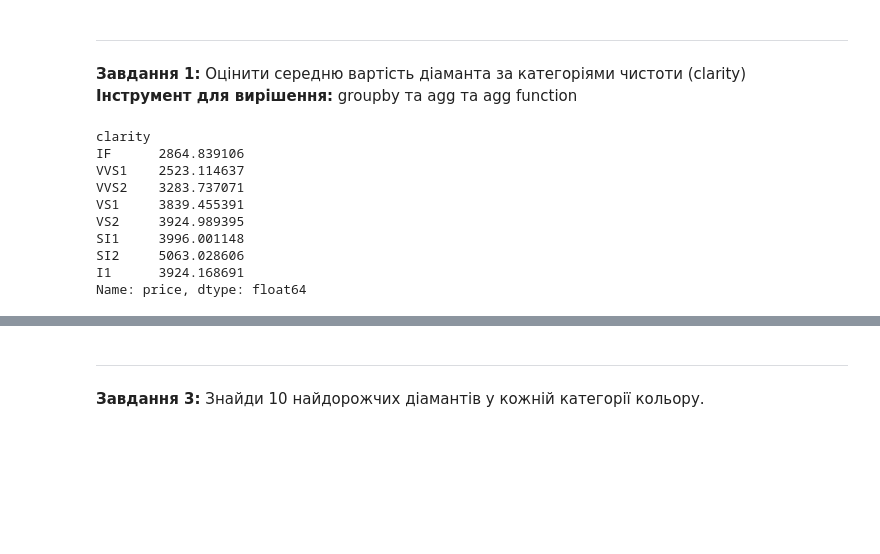
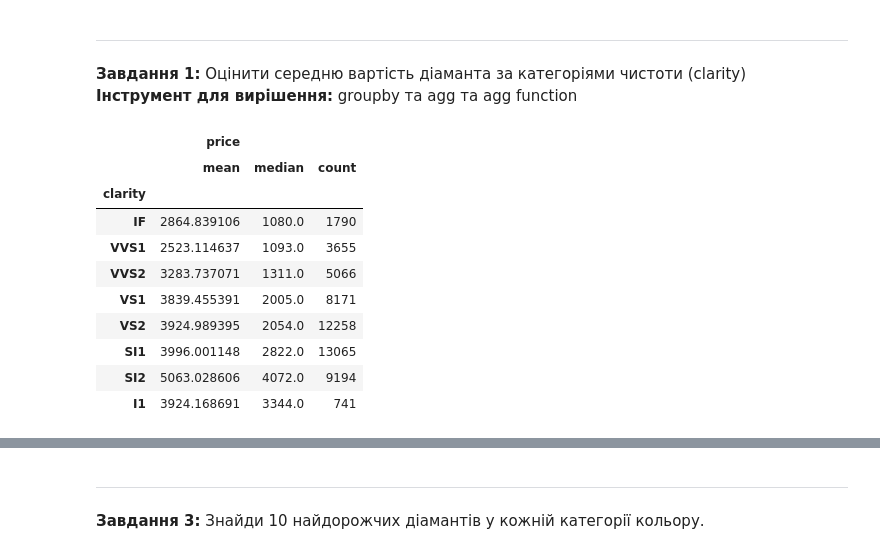
Before and after one commit to SvitlanaShustur/new_practice, a Jupyter notebook: pandas_part_1_practise_2025-11-28.ipynb, the cells around one changed output, grey strips where cells are left out. Saved outputs shown, nothing was run; the diff lists cells and outputs as text; code cells hidden in the pictures; blank space fills up the shorter version.

```diff
--- a/pandas_part_1_practise_2025-11-28.ipynb
+++ b/pandas_part_1_practise_2025-11-28.ipynb
@@ -131,18 +151,21 @@ df['carat'].nunique()
 ---
 **Завдання 1:** Оцінити середню вартість діаманта за категоріями чистоти (clarity) \
 **Інструмент для вирішення:**  groupby та agg та agg function
-# %%
-ave_price = df.groupby("clarity")['price'].agg("mean") # групуємо по категорії, ціну агрегуємо по середній
-
-ave_price
-# %% [output]
-clarity
-IF      2864.839106
-VVS1    2523.114637
-VVS2    3283.737071
-VS1     3839.455391
-VS2     3924.989395
-SI1     3996.001148
-SI2     5063.028606
-I1      3924.168691
-Name: price, dtype: float64
+# %%
+df.groupby('clarity').agg(
+    {
+        'price': ['mean', 'median', 'count']
+    }
+)
+# %% [output]
+|  | price |  |  |
+|  | mean | median | count |
+| clarity |  |  |  |
+| IF | 2864.839106 | 1080.0 | 1790 |
+| VVS1 | 2523.114637 | 1093.0 | 3655 |
+| VVS2 | 3283.737071 | 1311.0 | 5066 |
+| VS1 | 3839.455391 | 2005.0 | 8171 |
+| VS2 | 3924.989395 | 2054.0 | 12258 |
+| SI1 | 3996.001148 | 2822.0 | 13065 |
+| SI2 | 5063.028606 | 4072.0 | 9194 |
+| I1 | 3924.168691 | 3344.0 | 741 |
```
Also changed, not shown: parts of 41 cells of this notebook, 3 other files.
